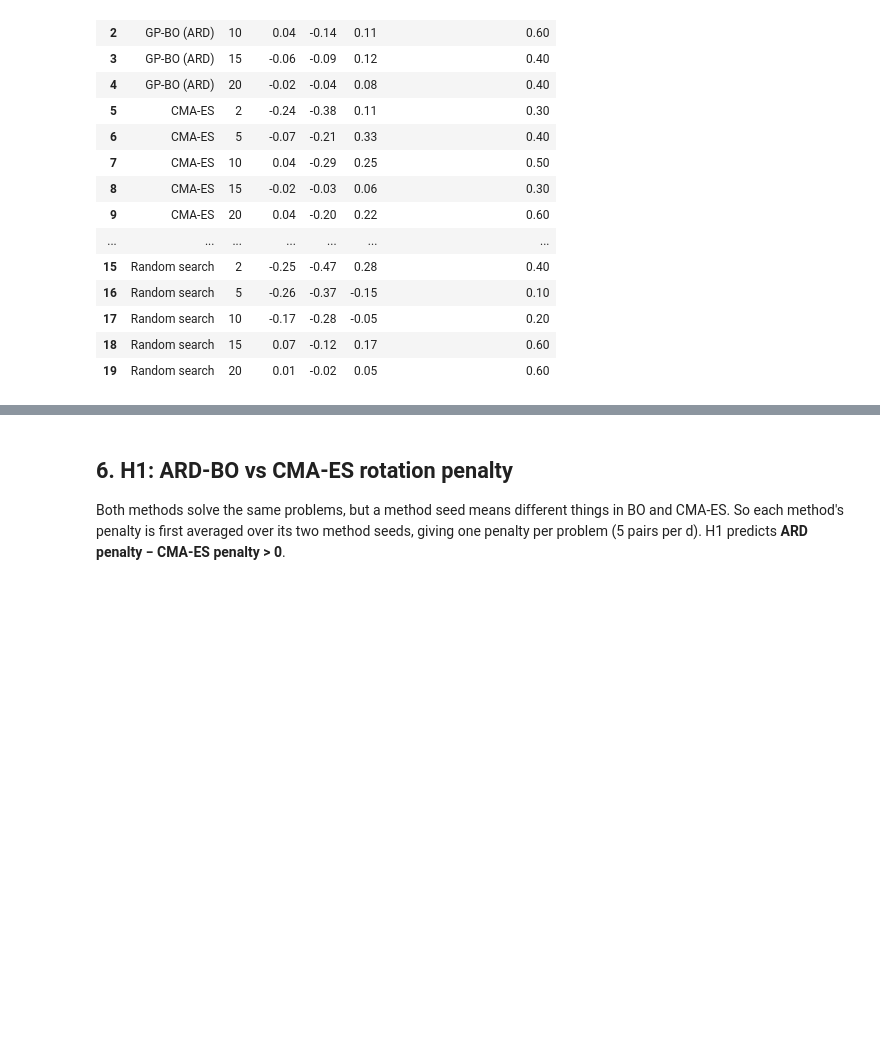
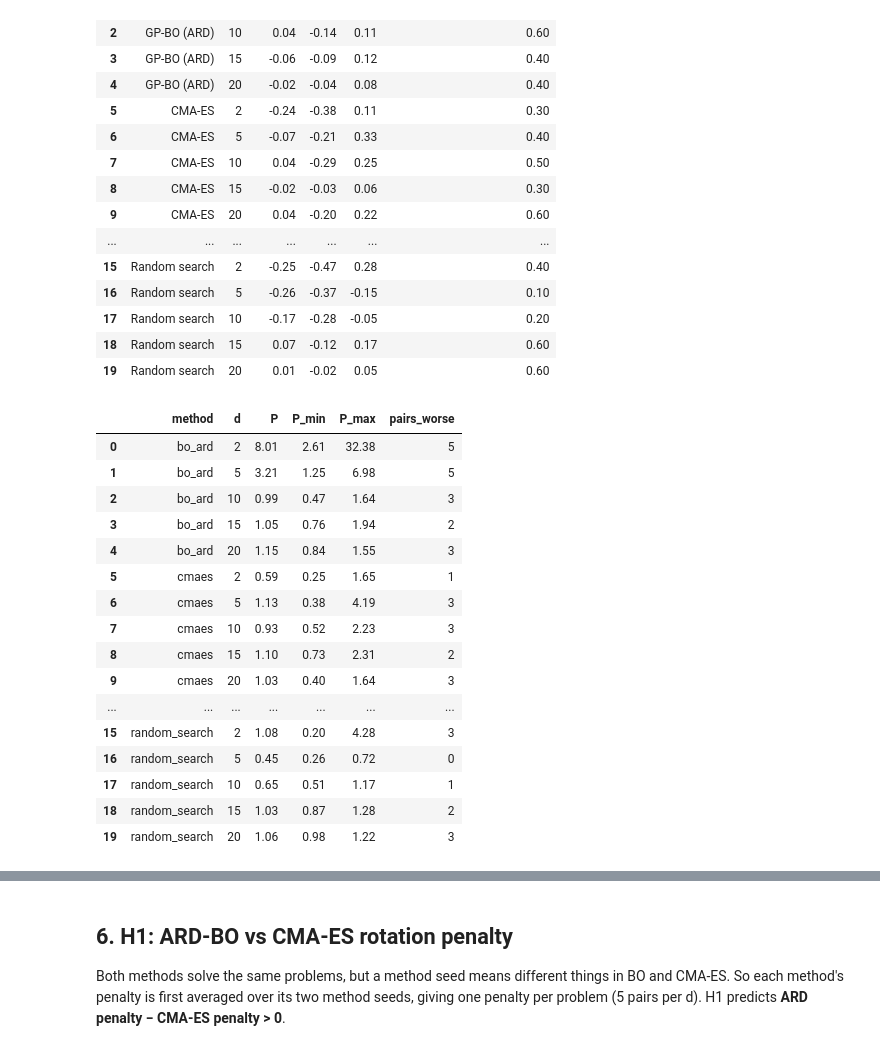
Before and after one commit to joanne-1234/dsa4212-assignment, a Jupyter notebook: code/analysis.ipynb, the cells around one changed output, grey strips where cells are left out. Drawn from its saved outputs; the diff is of its cells as text; code cells hidden in the pictures; blank space fills up the shorter version.

```diff
--- a/code/analysis.ipynb
+++ b/code/analysis.ipynb
@@ -248,6 +248,60 @@ with pd.option_context("display.float_format", "{:.2f}".format):
 | 17 | Random search | 10 | -0.17 | -0.28 | -0.05 | 0.20 |
 | 18 | Random search | 15 | 0.07 | -0.12 | 0.17 | 0.60 |
 | 19 | Random search | 20 | 0.01 | -0.02 | 0.05 | 0.60 |
+# %%
+# Rotation penalty as defined in report Section 3.5.
+EPS = 1e-12  # floor so log(0) never occurs
+
+matched = final.pivot_table(
+    index=["method", "d", "problem_seed", "method_seed"],
+    columns="rotated",
+    values="best_so_far",
+)
+log_ratio = np.log(np.maximum(matched[True], EPS) / np.maximum(matched[False], EPS))
+
+# Average the two method seeds -> one log penalty per problem (5 per d).
+problem_log = log_ratio.groupby(["method", "d", "problem_seed"]).mean()
+
+penalty = (
+    problem_log.groupby(["method", "d"])
+    .agg(
+        P=lambda x: np.exp(x.mean()),        # geometric-mean penalty
+        P_min=lambda x: np.exp(x.min()),
+        P_max=lambda x: np.exp(x.max()),
+        pairs_worse=lambda x: int((x > 0).sum()),
+    )
+    .reset_index()
+)
+with pd.option_context("display.float_format", "{:.2f}".format):
+    display(penalty)
+
+
+def compare(first, second):
+    """Compare problem-level rotation effects between two methods."""
+    diff = problem_log.loc[first] - problem_log.loc[second]
+    return diff.groupby("d").agg(
+        penalty_ratio=lambda x: np.exp(x.mean()),
+        pairs_larger=lambda x: int((x > 0).sum()),
+        n_problem_pairs="size",
+    )
+# %% [output]
+|  | method | d | P | P_min | P_max | pairs_worse |
+| 0 | bo_ard | 2 | 8.01 | 2.61 | 32.38 | 5 |
+| 1 | bo_ard | 5 | 3.21 | 1.25 | 6.98 | 5 |
+| 2 | bo_ard | 10 | 0.99 | 0.47 | 1.64 | 3 |
+| 3 | bo_ard | 15 | 1.05 | 0.76 | 1.94 | 2 |
+| 4 | bo_ard | 20 | 1.15 | 0.84 | 1.55 | 3 |
+| 5 | cmaes | 2 | 0.59 | 0.25 | 1.65 | 1 |
+| 6 | cmaes | 5 | 1.13 | 0.38 | 4.19 | 3 |
+| 7 | cmaes | 10 | 0.93 | 0.52 | 2.23 | 3 |
+| 8 | cmaes | 15 | 1.10 | 0.73 | 2.31 | 2 |
+| 9 | cmaes | 20 | 1.03 | 0.40 | 1.64 | 3 |
+| ... | ... | ... | ... | ... | ... | ... |
+| 15 | random_search | 2 | 1.08 | 0.20 | 4.28 | 3 |
+| 16 | random_search | 5 | 0.45 | 0.26 | 0.72 | 0 |
+| 17 | random_search | 10 | 0.65 | 0.51 | 1.17 | 1 |
+| 18 | random_search | 15 | 1.03 | 0.87 | 1.28 | 2 |
+| 19 | random_search | 20 | 1.06 | 0.98 | 1.22 | 3 |
 # %%
 fig, ax = plt.subplots(figsize=(7, 4.5))
 
```
Also changed, not shown: parts of 6 cells of this notebook.
